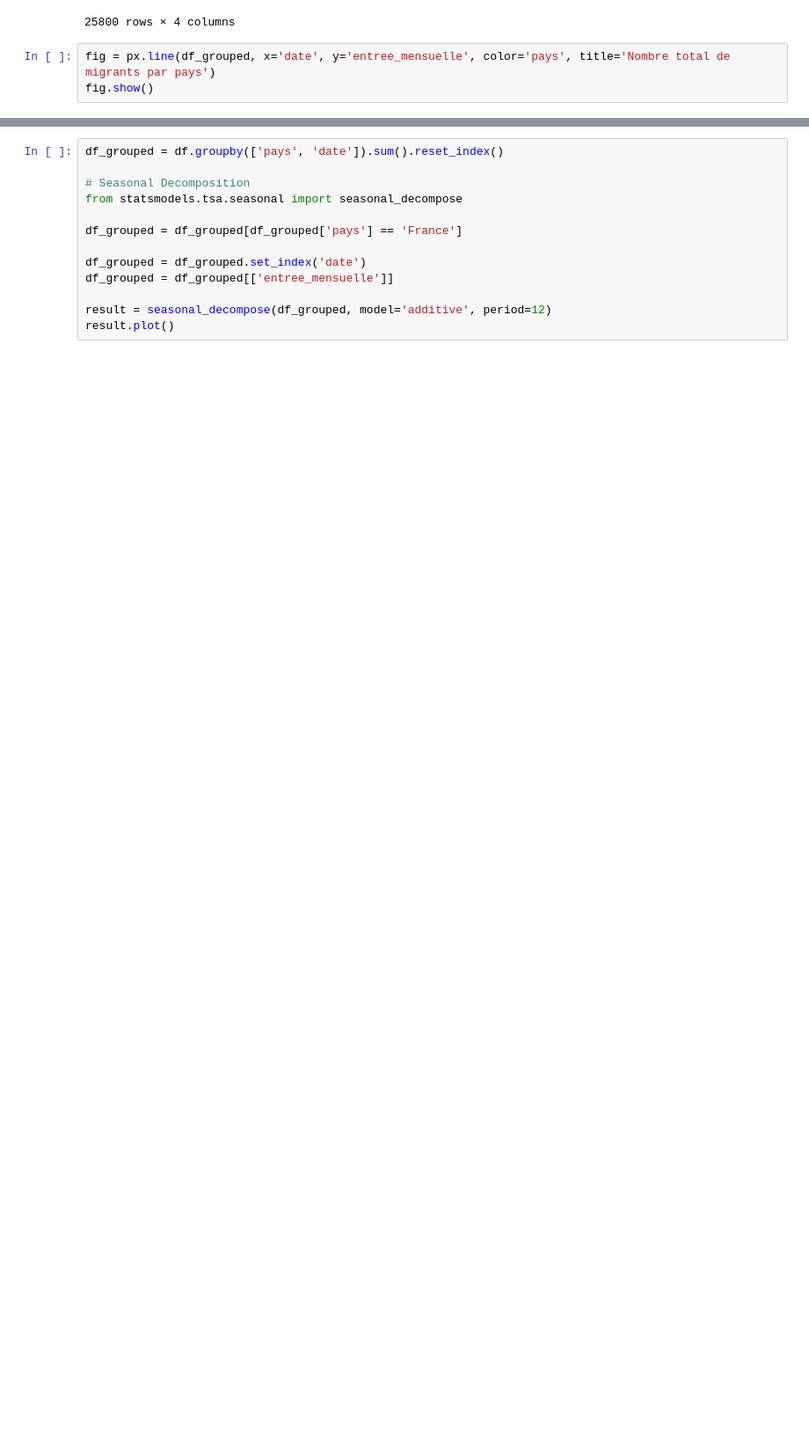
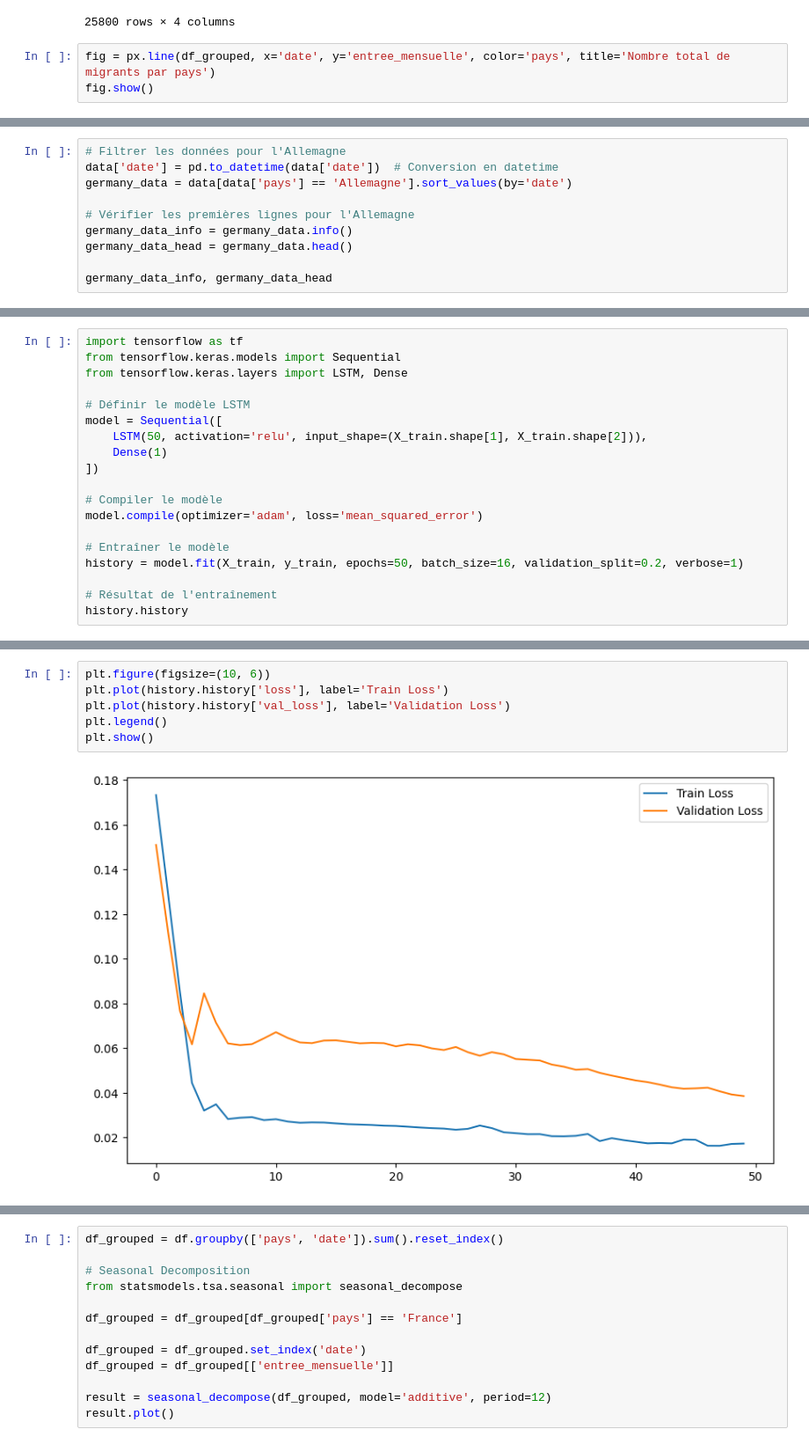
Before and after one commit to SuperMegaFort/TSM-AnSeqDa, a Jupyter notebook: test.ipynb, the cells around one changed output, grey strips where cells are left out. Shown at 88% size. Drawn from its saved outputs; the diff is of its cells as text; blank space fills up the shorter version.

```diff
--- a/test.ipynb
+++ b/test.ipynb
@@ -272,0 +71,10 @@ df
+# %%
+# Filtrer les données pour l'Allemagne
+data['date'] = pd.to_datetime(data['date'])  # Conversion en datetime
+germany_data = data[data['pays'] == 'Allemagne'].sort_values(by='date')
+
+# Vérifier les premières lignes pour l'Allemagne
+germany_data_info = germany_data.info()
+germany_data_head = germany_data.head()
+
+germany_data_info, germany_data_head
@@ -272,0 +130,19 @@ df
+# %%
+import tensorflow as tf
+from tensorflow.keras.models import Sequential
+from tensorflow.keras.layers import LSTM, Dense
+
+# Définir le modèle LSTM
+model = Sequential([
+    LSTM(50, activation='relu', input_shape=(X_train.shape[1], X_train.shape[2])),
+    Dense(1)
+])
+
+# Compiler le modèle
+model.compile(optimizer='adam', loss='mean_squared_error')
+
+# Entraîner le modèle
+history = model.fit(X_train, y_train, epochs=50, batch_size=16, validation_split=0.2, verbose=1)
+
+# Résultat de l'entraînement
+history.history
@@ -272,0 +186,8 @@ df
+# %%
+plt.figure(figsize=(10, 6))
+plt.plot(history.history['loss'], label='Train Loss')
+plt.plot(history.history['val_loss'], label='Validation Loss')
+plt.legend()
+plt.show()
+# %% [output]
+[figure, added]
```
Also changed, not shown: parts of 8 cells of this notebook, 6 other files.
